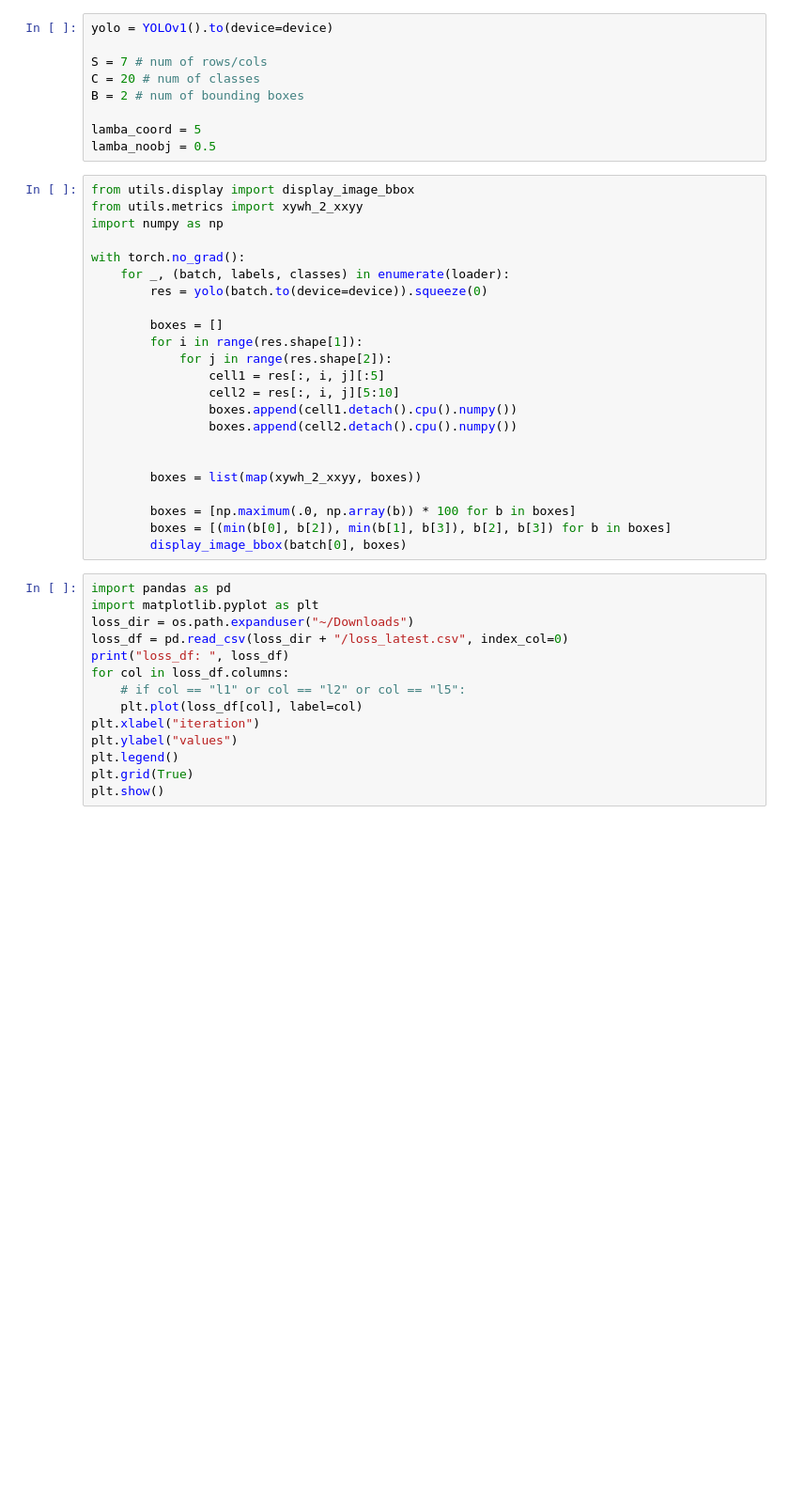
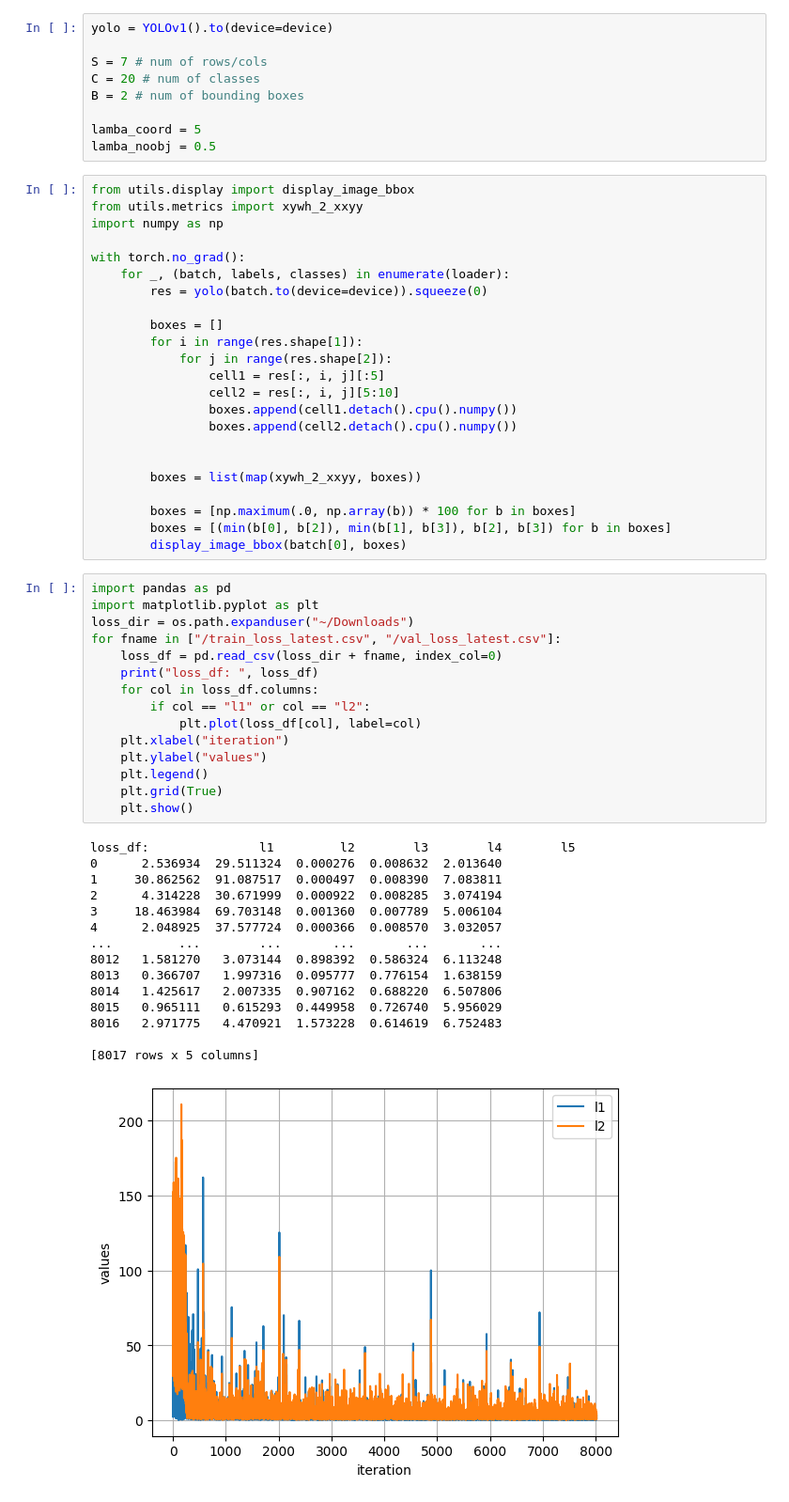
Before and after one commit to ShiboXing/SOTA, a Jupyter notebook: yolo/test_yolo.ipynb, the cells around one changed output. Shown at 94% size. Cells and saved outputs as stored; diff of their text form; blank space fills up the shorter version.

Commit message:
feat: load and visualize train and val loss

```diff
--- a/yolo/test_yolo.ipynb
+++ b/yolo/test_yolo.ipynb
@@ -78,14 +78,31 @@ with torch.no_grad():
 # %%
 import pandas as pd
 import matplotlib.pyplot as plt
 loss_dir = os.path.expanduser("~/Downloads")
-loss_df = pd.read_csv(loss_dir + "/loss_latest.csv", index_col=0)
-print("loss_df: ", loss_df)
-for col in loss_df.columns:
-    # if col == "l1" or col == "l2" or col == "l5":
-    plt.plot(loss_df[col], label=col)
-plt.xlabel("iteration")
-plt.ylabel("values")
-plt.legend()
-plt.grid(True)
-plt.show()
+for fname in ["/train_loss_latest.csv", "/val_loss_latest.csv"]:
+    loss_df = pd.read_csv(loss_dir + fname, index_col=0)
+    print("loss_df: ", loss_df)
+    for col in loss_df.columns:
+        if col == "l1" or col == "l2":
+            plt.plot(loss_df[col], label=col)
+    plt.xlabel("iteration")
+    plt.ylabel("values")
+    plt.legend()
+    plt.grid(True)
+    plt.show()
+# %% [output]
+loss_df:               l1         l2        l3        l4        l5
+0      2.536934  29.511324  0.000276  0.008632  2.013640
+1     30.862562  91.087517  0.000497  0.008390  7.083811
+2      4.314228  30.671999  0.000922  0.008285  3.074194
+3     18.463984  69.703148  0.001360  0.007789  5.006104
+4      2.048925  37.577724  0.000366  0.008570  3.032057
+...         ...        ...       ...       ...       ...
+8012   1.581270   3.073144  0.898392  0.586324  6.113248
+8013   0.366707   1.997316  0.095777  0.776154  1.638159
+8014   1.425617   2.007335  0.907162  0.688220  6.507806
+8015   0.965111   0.615293  0.449958  0.726740  5.956029
+8016   2.971775   4.470921  1.573228  0.614619  6.752483
+
+[8017 rows x 5 columns]
+[figure, added]
```
Also changed, not shown: parts of 1 cell of this notebook, 1 other file.
